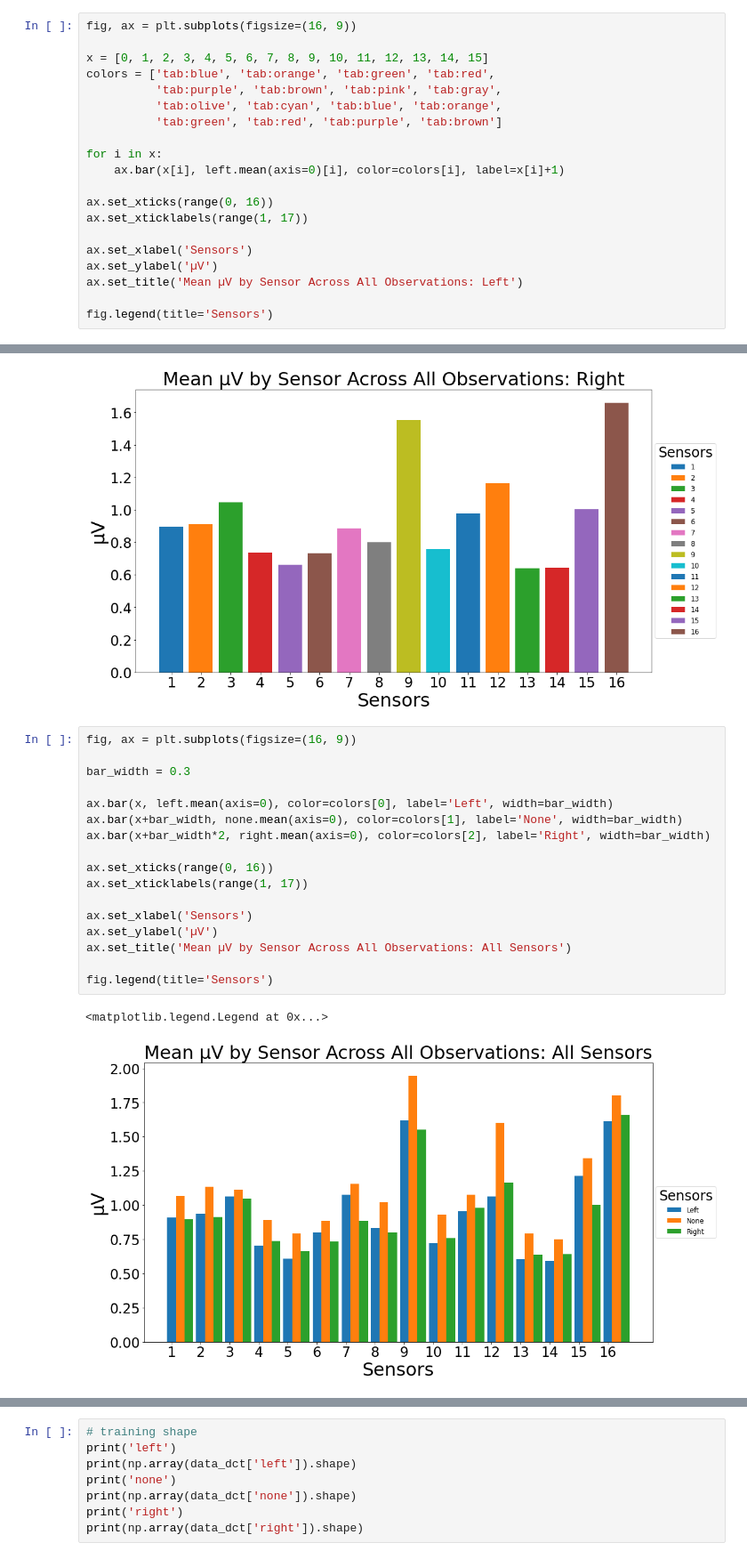
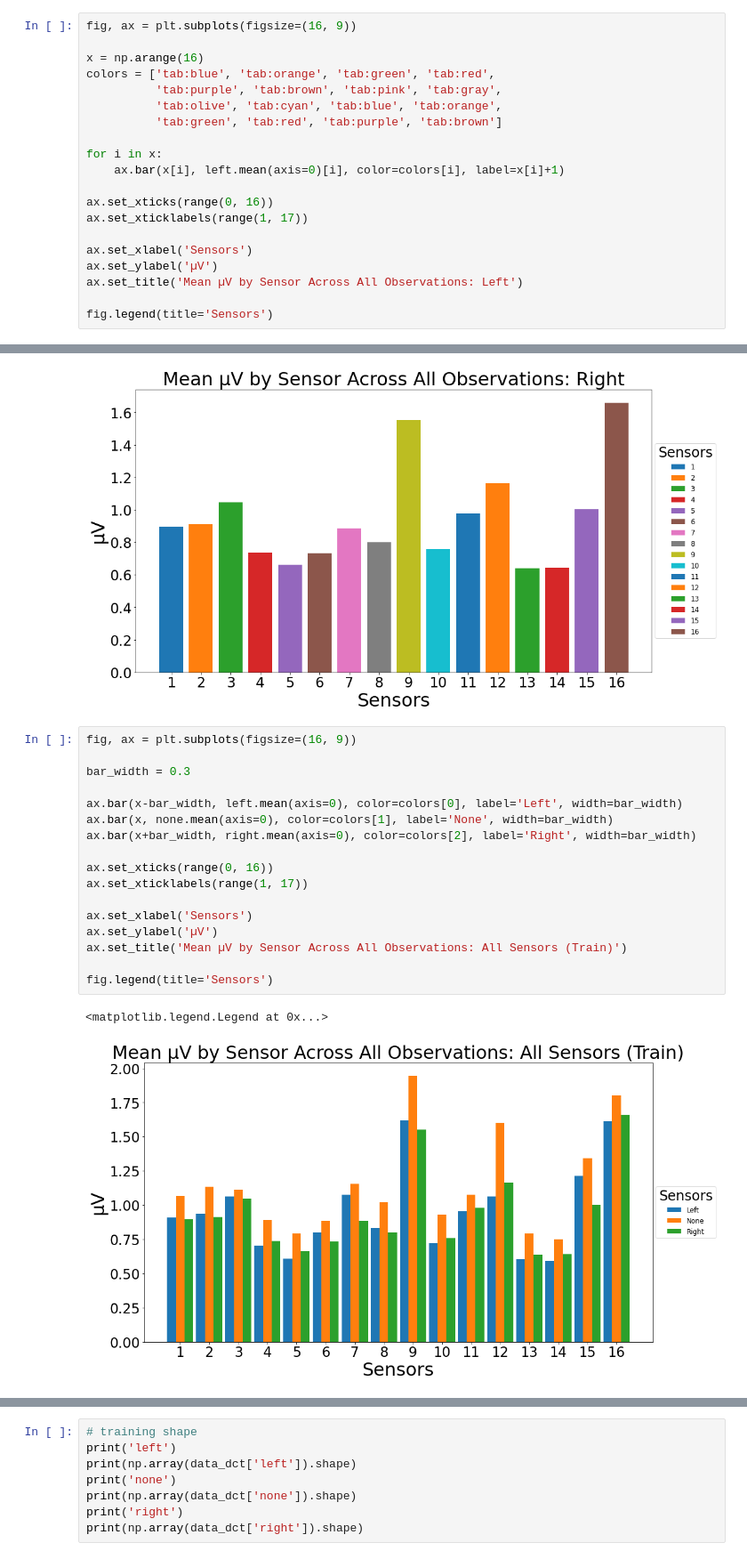
Before and after one commit to josiah-d/Predict-Directional-Thought, a Jupyter notebook: notebooks/test_bed2.ipynb, the cells around one changed output, grey strips where cells are left out. Shown: that part at 89% size. Saved outputs shown, nothing was run; the diff lists cells and outputs as text.

```diff
--- a/notebooks/test_bed2.ipynb
+++ b/notebooks/test_bed2.ipynb
@@ -119,7 +119,7 @@ fig.legend(title='Sensors')
 # %%
 fig, ax = plt.subplots(figsize=(16, 9))
 
-x = [0, 1, 2, 3, 4, 5, 6, 7, 8, 9, 10, 11, 12, 13, 14, 15]
+x = np.arange(16)
 colors = ['tab:blue', 'tab:orange', 'tab:green', 'tab:red',
           'tab:purple', 'tab:brown', 'tab:pink', 'tab:gray',
           'tab:olive', 'tab:cyan', 'tab:blue', 'tab:orange',
@@ -182,20 +181,20 @@ fig.legend(title='Sensors')
 # %%
 fig, ax = plt.subplots(figsize=(16, 9))
 
 bar_width = 0.3
 
-ax.bar(x, left.mean(axis=0), color=colors[0], label='Left', width=bar_width)
-ax.bar(x+bar_width, none.mean(axis=0), color=colors[1], label='None', width=bar_width)
-ax.bar(x+bar_width*2, right.mean(axis=0), color=colors[2], label='Right', width=bar_width)
+ax.bar(x-bar_width, left.mean(axis=0), color=colors[0], label='Left', width=bar_width)
+ax.bar(x, none.mean(axis=0), color=colors[1], label='None', width=bar_width)
+ax.bar(x+bar_width, right.mean(axis=0), color=colors[2], label='Right', width=bar_width)
 
 ax.set_xticks(range(0, 16))
 ax.set_xticklabels(range(1, 17))
 
 ax.set_xlabel('Sensors')
 ax.set_ylabel('µV')
-ax.set_title('Mean µV by Sensor Across All Observations: All Sensors')
+ax.set_title('Mean µV by Sensor Across All Observations: All Sensors (Train)')
 
 fig.legend(title='Sensors')
 # %% [output]
 <matplotlib.legend.Legend at 0x...>
-[figure, old version]
+[figure, new version]
```
Also changed, not shown: parts of 3 cells of this notebook, 1 other file.
